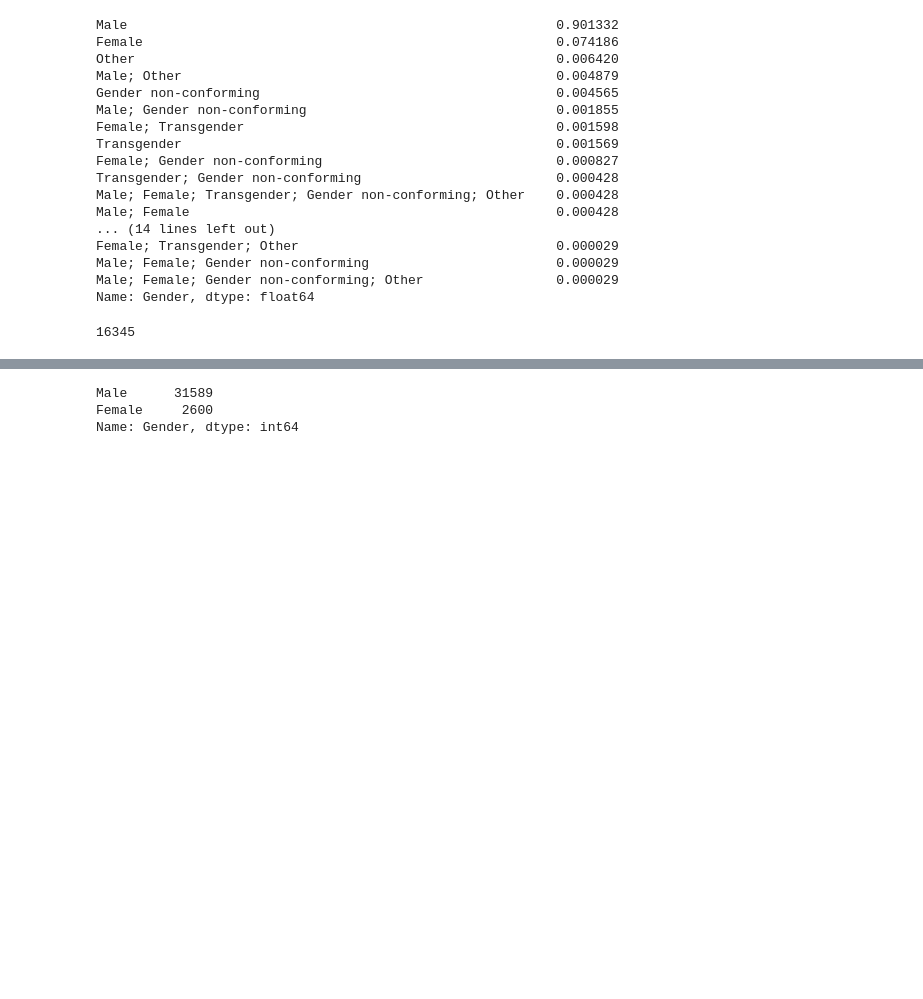
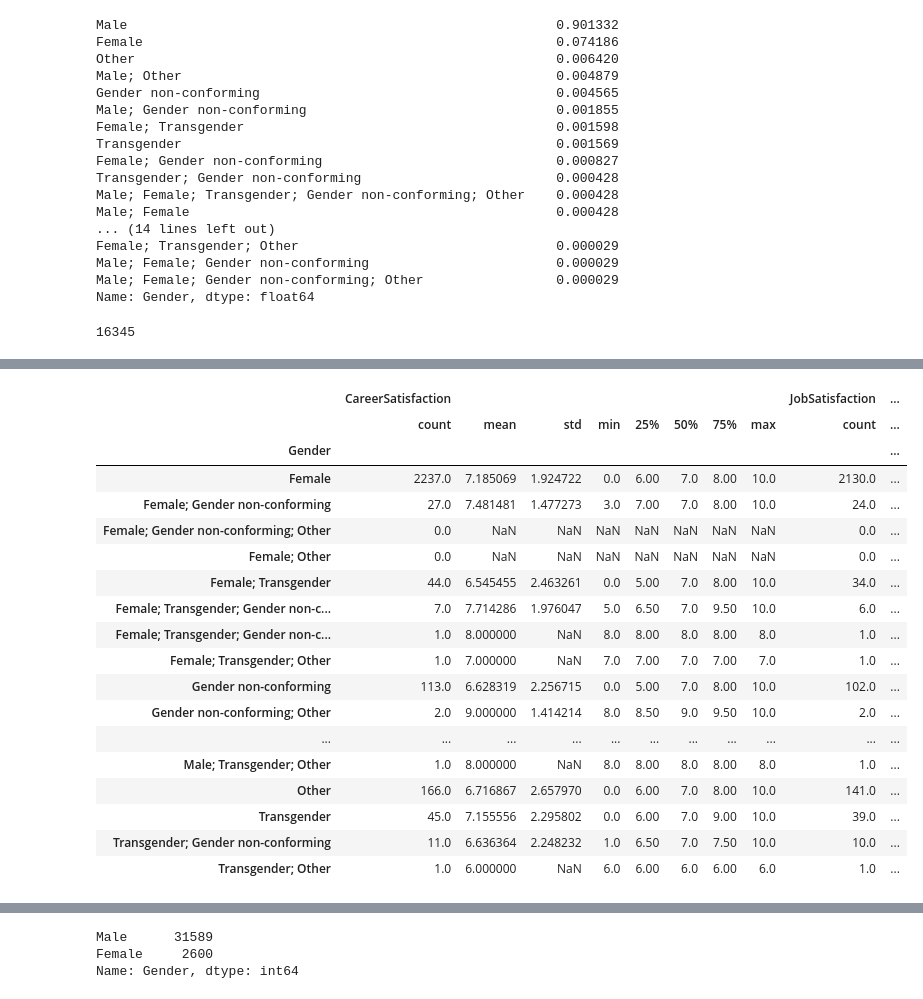
Before and after one commit to kellyhe/stackoverflow_gender, a Jupyter notebook: Explortary Analysis about female programmers.ipynb, the cells around one changed output, grey strips where cells are left out. Saved outputs shown, nothing was run; the diff lists cells and outputs as text; code cells hidden in the pictures; blank space fills up the shorter version.

```diff
--- a/Explortary Analysis about female programmers.ipynb
+++ b/Explortary Analysis about female programmers.ipynb
@@ -90,0 +132,23 @@ df.groupby(df.Gender)[['Salary','ExpectedSalary']].describe()
+# %%
+#Statistics Summary for CareerSatisfaction and JobSatisfaction
+df.groupby(df.Gender)[['CareerSatisfaction','JobSatisfaction']].describe()
+# %% [output]
+|  | CareerSatisfaction |  |  |  |  |  |  |  | JobSatisfaction | ... |
+|  | count | mean | std | min | 25% | 50% | 75% | max | count | ... |
+| Gender |  |  |  |  |  |  |  |  |  | ... |
+| Female | 2237.0 | 7.185069 | 1.924722 | 0.0 | 6.00 | 7.0 | 8.00 | 10.0 | 2130.0 | ... |
+| Female; Gender non-conforming | 27.0 | 7.481481 | 1.477273 | 3.0 | 7.00 | 7.0 | 8.00 | 10.0 | 24.0 | ... |
+| Female; Gender non-conforming; Other | 0.0 | NaN | NaN | NaN | NaN | NaN | NaN | NaN | 0.0 | ... |
+| Female; Other | 0.0 | NaN | NaN | NaN | NaN | NaN | NaN | NaN | 0.0 | ... |
+| Female; Transgender | 44.0 | 6.545455 | 2.463261 | 0.0 | 5.00 | 7.0 | 8.00 | 10.0 | 34.0 | ... |
+| Female; Transgender; Gender non-c... | 7.0 | 7.714286 | 1.976047 | 5.0 | 6.50 | 7.0 | 9.50 | 10.0 | 6.0 | ... |
+| Female; Transgender; Gender non-c... | 1.0 | 8.000000 | NaN | 8.0 | 8.00 | 8.0 | 8.00 | 8.0 | 1.0 | ... |
+| Female; Transgender; Other | 1.0 | 7.000000 | NaN | 7.0 | 7.00 | 7.0 | 7.00 | 7.0 | 1.0 | ... |
+| Gender non-conforming | 113.0 | 6.628319 | 2.256715 | 0.0 | 5.00 | 7.0 | 8.00 | 10.0 | 102.0 | ... |
+| Gender non-conforming; Other | 2.0 | 9.000000 | 1.414214 | 8.0 | 8.50 | 9.0 | 9.50 | 10.0 | 2.0 | ... |
+| ... | ... | ... | ... | ... | ... | ... | ... | ... | ... | ... |
+| Male; Transgender; Other | 1.0 | 8.000000 | NaN | 8.0 | 8.00 | 8.0 | 8.00 | 8.0 | 1.0 | ... |
+| Other | 166.0 | 6.716867 | 2.657970 | 0.0 | 6.00 | 7.0 | 8.00 | 10.0 | 141.0 | ... |
+| Transgender | 45.0 | 7.155556 | 2.295802 | 0.0 | 6.00 | 7.0 | 9.00 | 10.0 | 39.0 | ... |
+| Transgender; Gender non-conforming | 11.0 | 6.636364 | 2.248232 | 1.0 | 6.50 | 7.0 | 7.50 | 10.0 | 10.0 | ... |
+| Transgender; Other | 1.0 | 6.000000 | NaN | 6.0 | 6.00 | 6.0 | 6.00 | 6.0 | 1.0 | ... |
```
Also changed, not shown: parts of 53 cells of this notebook, 4 other files.
